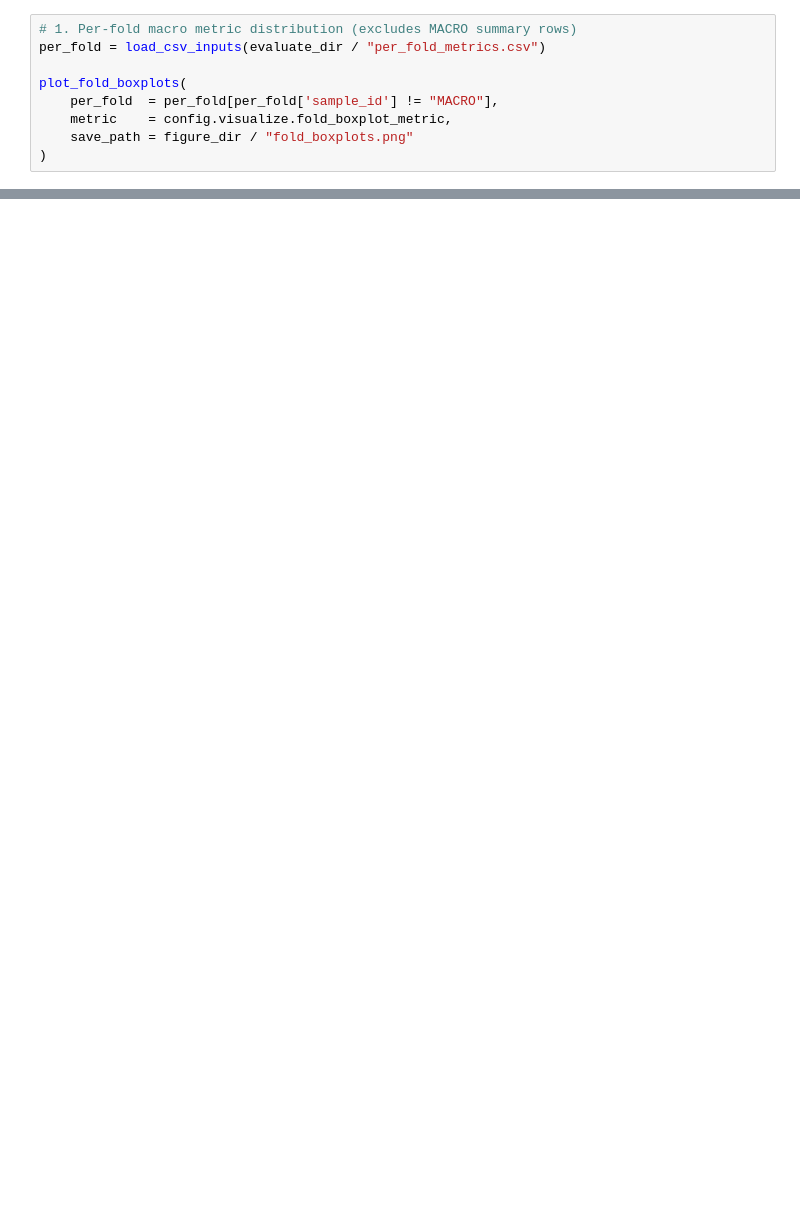
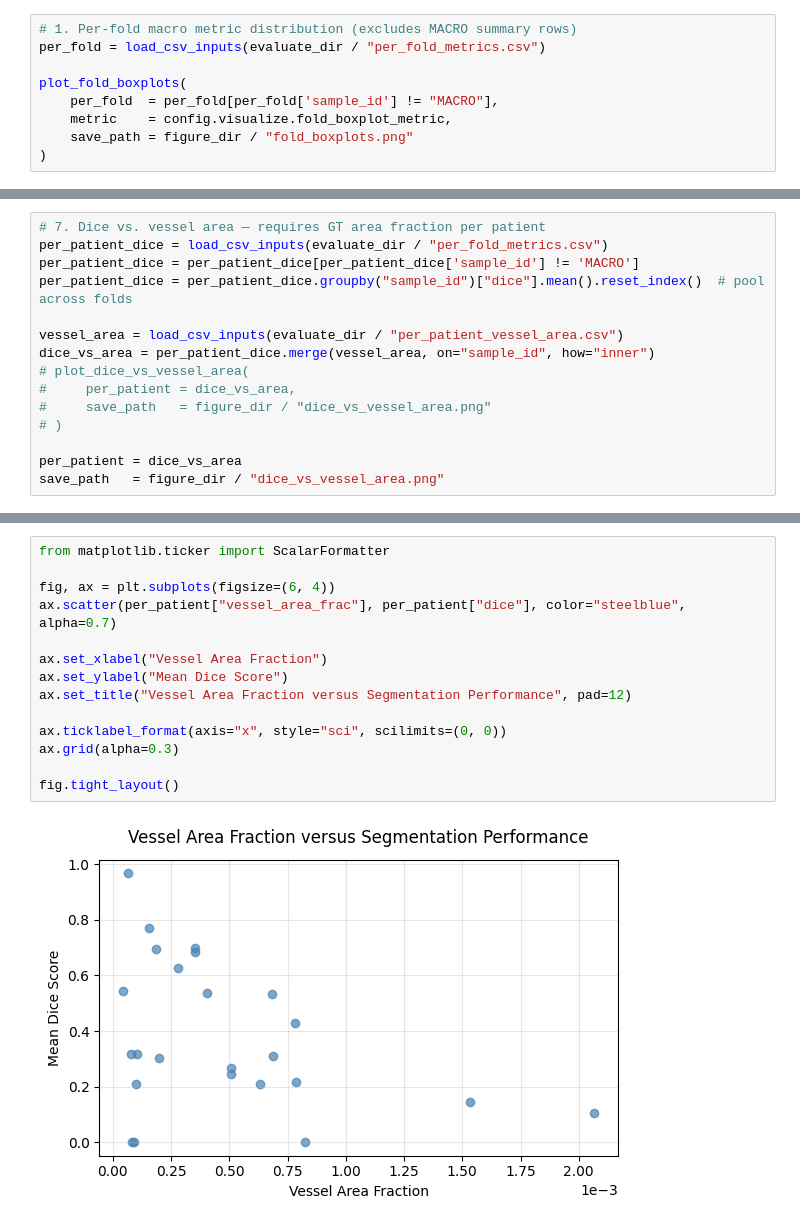
Before and after one commit to sophiamjiali/chip-stroma-analysis, a Jupyter notebook: notebooks/10_visualize.ipynb, the cells around one changed output, grey strips where cells are left out. Drawn from its saved outputs; the diff is of its cells as text; blank space fills up the shorter version.

Commit message:
Refined visualization step

```diff
--- a/notebooks/10_visualize.ipynb
+++ b/notebooks/10_visualize.ipynb
@@ -148,0 +159,15 @@ save_path = figure_dir / "optuna_parallel_coords.png"
+# %%
+# 7. Dice vs. vessel area — requires GT area fraction per patient
+per_patient_dice = load_csv_inputs(evaluate_dir / "per_fold_metrics.csv")
+per_patient_dice = per_patient_dice[per_patient_dice['sample_id'] != 'MACRO']
+per_patient_dice = per_patient_dice.groupby("sample_id")["dice"].mean().reset_index()  # pool across folds
+
+vessel_area = load_csv_inputs(evaluate_dir / "per_patient_vessel_area.csv")
+dice_vs_area = per_patient_dice.merge(vessel_area, on="sample_id", how="inner")
+# plot_dice_vs_vessel_area(
+#     per_patient = dice_vs_area,
+#     save_path   = figure_dir / "dice_vs_vessel_area.png"
+# )
+
+per_patient = dice_vs_area
+save_path   = figure_dir / "dice_vs_vessel_area.png"
@@ -148,0 +194,16 @@ save_path = figure_dir / "optuna_parallel_coords.png"
+# %%
+from matplotlib.ticker import ScalarFormatter
+
+fig, ax = plt.subplots(figsize=(6, 4))
+ax.scatter(per_patient["vessel_area_frac"], per_patient["dice"], color="steelblue", alpha=0.7)
+
+ax.set_xlabel("Vessel Area Fraction")
+ax.set_ylabel("Mean Dice Score")
+ax.set_title("Vessel Area Fraction versus Segmentation Performance", pad=12)
+
+ax.ticklabel_format(axis="x", style="sci", scilimits=(0, 0))
+ax.grid(alpha=0.3)
+
+fig.tight_layout()
+# %% [output]
+[figure, added]
```
Also changed, not shown: parts of 10 cells of this notebook, 8 other files.
